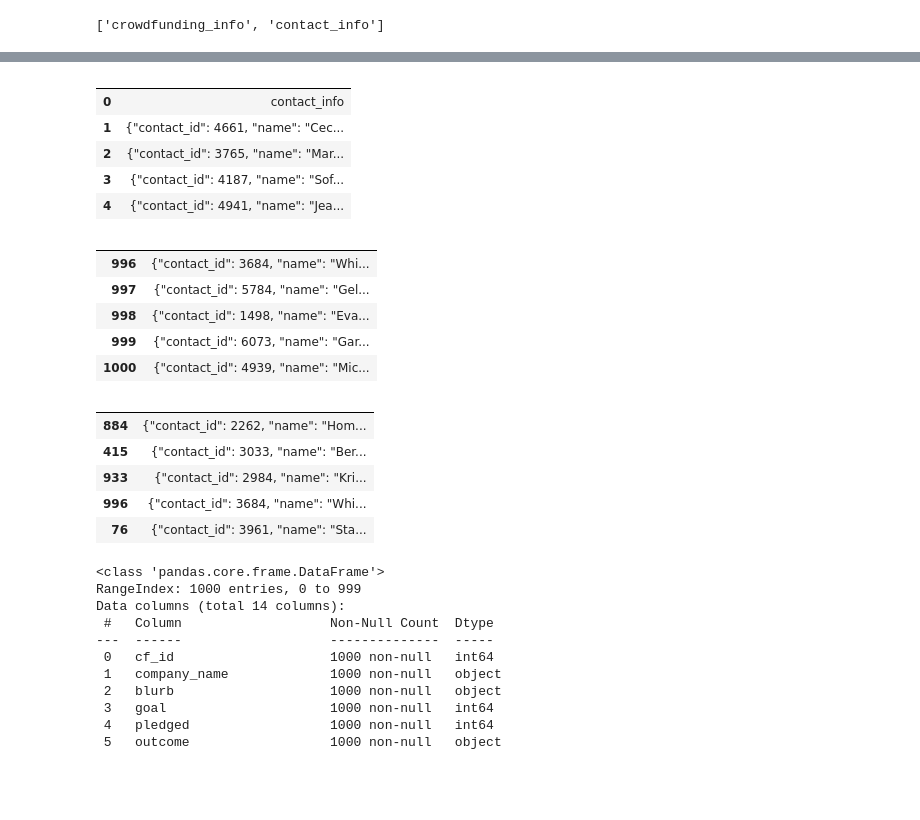
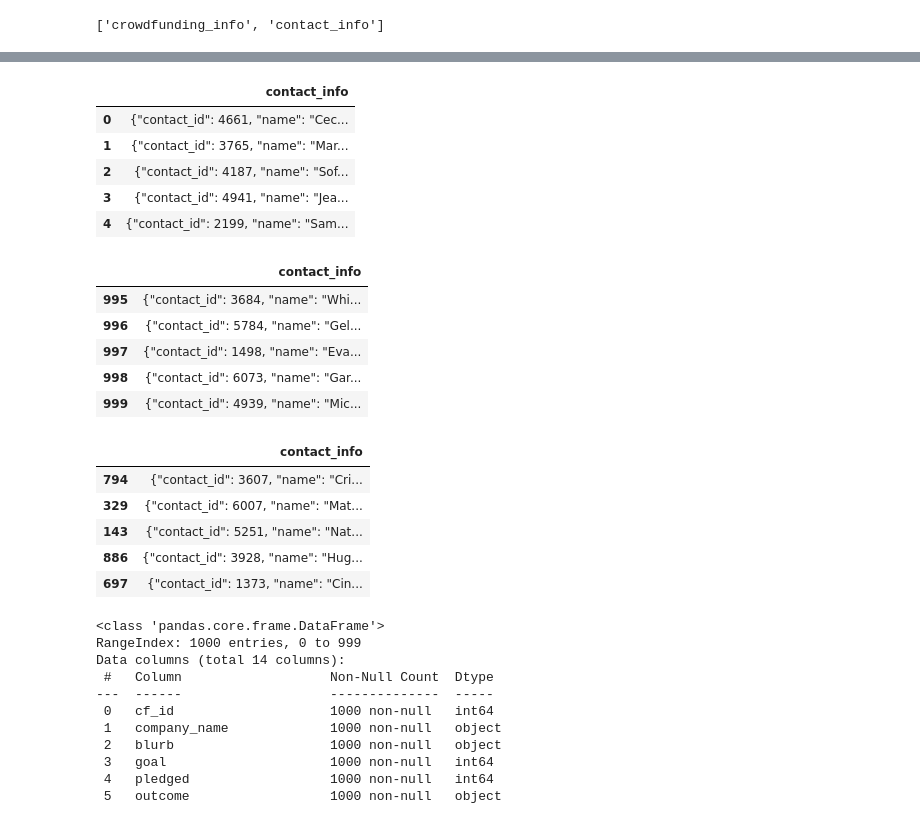
Before and after one commit to WoyramA/Crowdfunding-ETL, a Jupyter notebook: Crowdfunding.ipynb, the cells around one changed output, grey strips where cells are left out. Cells and saved outputs as stored; diff of their text form; code cells hidden in the pictures; blank space fills up the shorter version.

Commit message:
Crowdfunding

```diff
--- a/Crowdfunding.ipynb
+++ b/Crowdfunding.ipynb
@@ -44,36 +44,36 @@ crowdfunding_info_df.sample(n=5)
 # %%
 # Get the contact_info from the contact_info worksheet.
 # Increase the width of the column.
 pd.set_option('max_colwidth', 400)
-contact_info_df = pd.read_excel(crowdfunding_data, sheet_name='contact_info', header=2)
+contact_info_df = pd.read_excel(crowdfunding_data, sheet_name='contact_info', header=3)
 contact_info_df.head()
 # %% [output]
-|  |  |
-| 0 | contact_info |
-| 1 | {"contact_id": 4661, "name": "Cec... |
-| 2 | {"contact_id": 3765, "name": "Mar... |
-| 3 | {"contact_id": 4187, "name": "Sof... |
-| 4 | {"contact_id": 4941, "name": "Jea... |
+|  | contact_info |
+| 0 | {"contact_id": 4661, "name": "Cec... |
+| 1 | {"contact_id": 3765, "name": "Mar... |
+| 2 | {"contact_id": 4187, "name": "Sof... |
+| 3 | {"contact_id": 4941, "name": "Jea... |
+| 4 | {"contact_id": 2199, "name": "Sam... |
 # %%
 # Get the last rows
 contact_info_df.tail()
 # %% [output]
-|  |  |
-| 996 | {"contact_id": 3684, "name": "Whi... |
-| 997 | {"contact_id": 5784, "name": "Gel... |
-| 998 | {"contact_id": 1498, "name": "Eva... |
-| 999 | {"contact_id": 6073, "name": "Gar... |
-| 1000 | {"contact_id": 4939, "name": "Mic... |
+|  | contact_info |
+| 995 | {"contact_id": 3684, "name": "Whi... |
+| 996 | {"contact_id": 5784, "name": "Gel... |
+| 997 | {"contact_id": 1498, "name": "Eva... |
+| 998 | {"contact_id": 6073, "name": "Gar... |
+| 999 | {"contact_id": 4939, "name": "Mic... |
 # %%
 # Get a sample of afew rows to check for errors
 contact_info_df.sample(n=5)
 # %% [output]
-|  |  |
-| 884 | {"contact_id": 2262, "name": "Hom... |
-| 415 | {"contact_id": 3033, "name": "Ber... |
-| 933 | {"contact_id": 2984, "name": "Kri... |
-| 996 | {"contact_id": 3684, "name": "Whi... |
-| 76 | {"contact_id": 3961, "name": "Sta... |
+|  | contact_info |
+| 794 | {"contact_id": 3607, "name": "Cri... |
+| 329 | {"contact_id": 6007, "name": "Mat... |
+| 143 | {"contact_id": 5251, "name": "Nat... |
+| 886 | {"contact_id": 3928, "name": "Hug... |
+| 697 | {"contact_id": 1373, "name": "Cin... |
 # %%
 # Get a brief summary of the crowdfunding_info DataFrame.
 crowdfunding_info_df.info()
```
Also changed, not shown: parts of 17 cells of this notebook, 1 other file.
